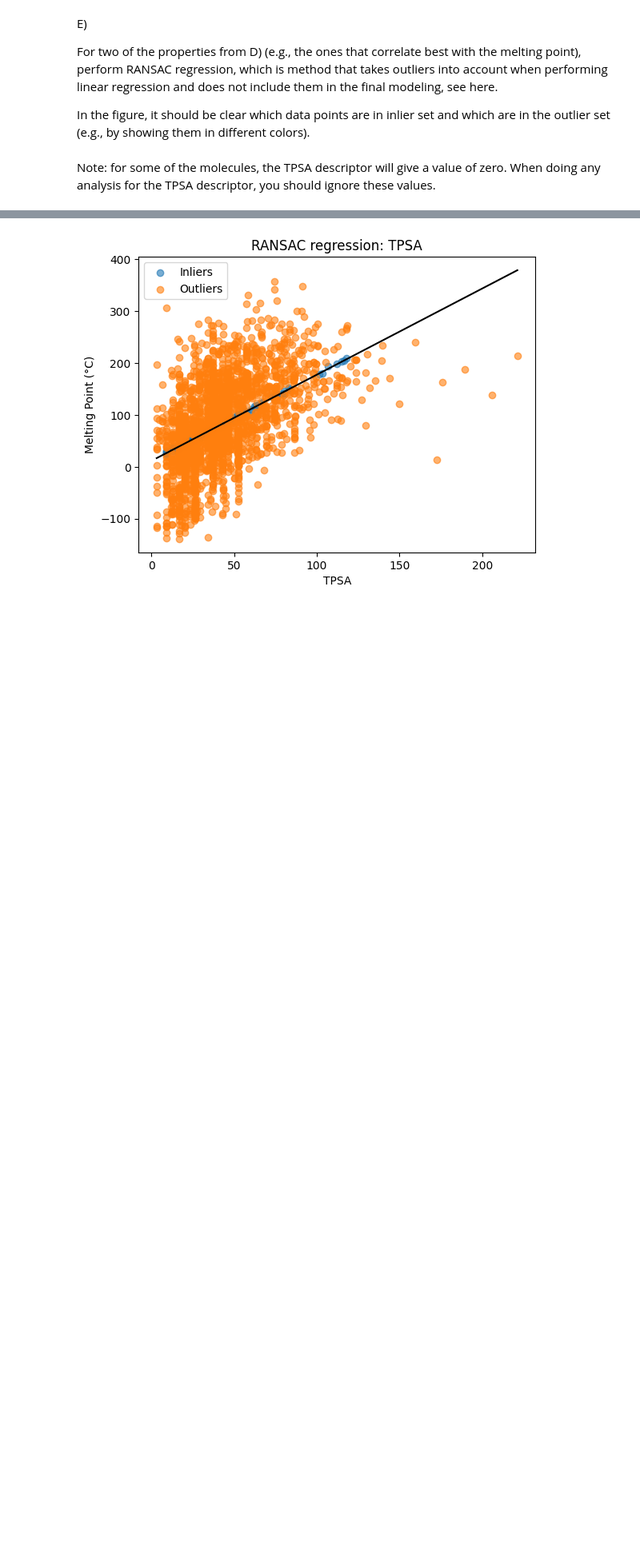
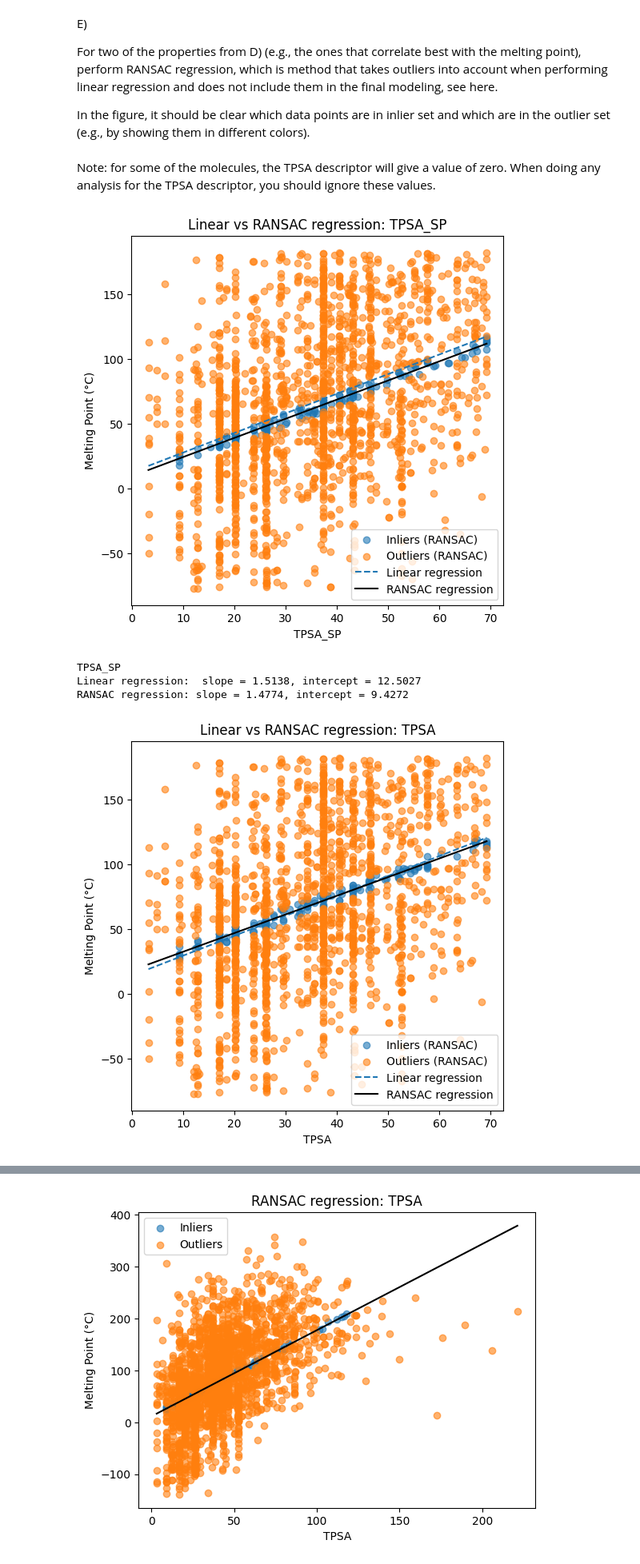
Before and after one commit to Teresa-Shah/5610_Assignments, a Jupyter notebook: Final_Assignment_2.ipynb, the cells around one changed output, grey strips where cells are left out. Shown at 80% size. Cells and saved outputs as stored; diff of their text form; code cells hidden in the pictures; blank space fills up the shorter version.

```diff
--- a/Final_Assignment_2.ipynb
+++ b/Final_Assignment_2.ipynb
@@ -422,0 +490,10 @@ Note: for some of the molecules, the TPSA descriptor will give a value of zero.
+# %%
+
+linear_ransac_analysis(df_filtered, "TPSA_SP")
+linear_ransac_analysis(df_filtered, "TPSA")
+# %% [output]
+[figure, added]
+TPSA_SP
+Linear regression:  slope = 1.5138, intercept = 12.5027
+RANSAC regression: slope = 1.4774, intercept = 9.4272
+[figure, added]
```
Also changed, not shown: parts of 7 cells of this notebook.
